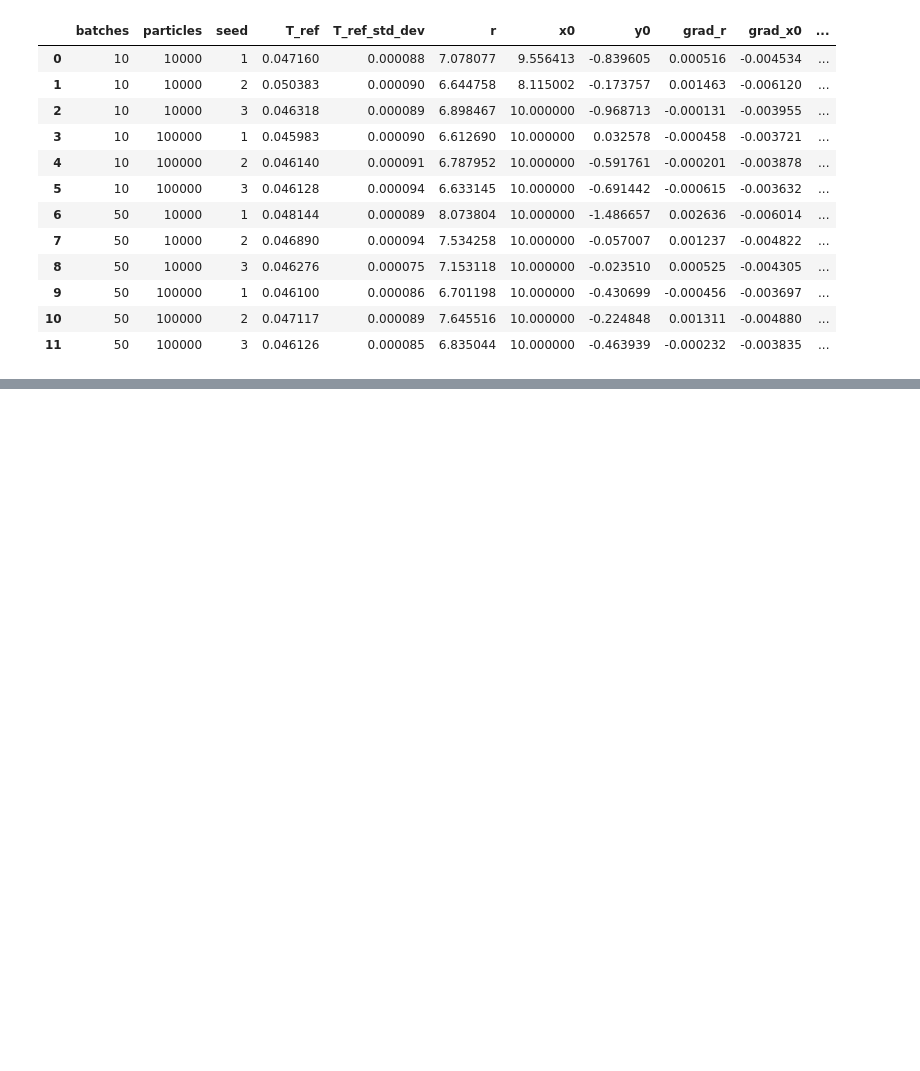
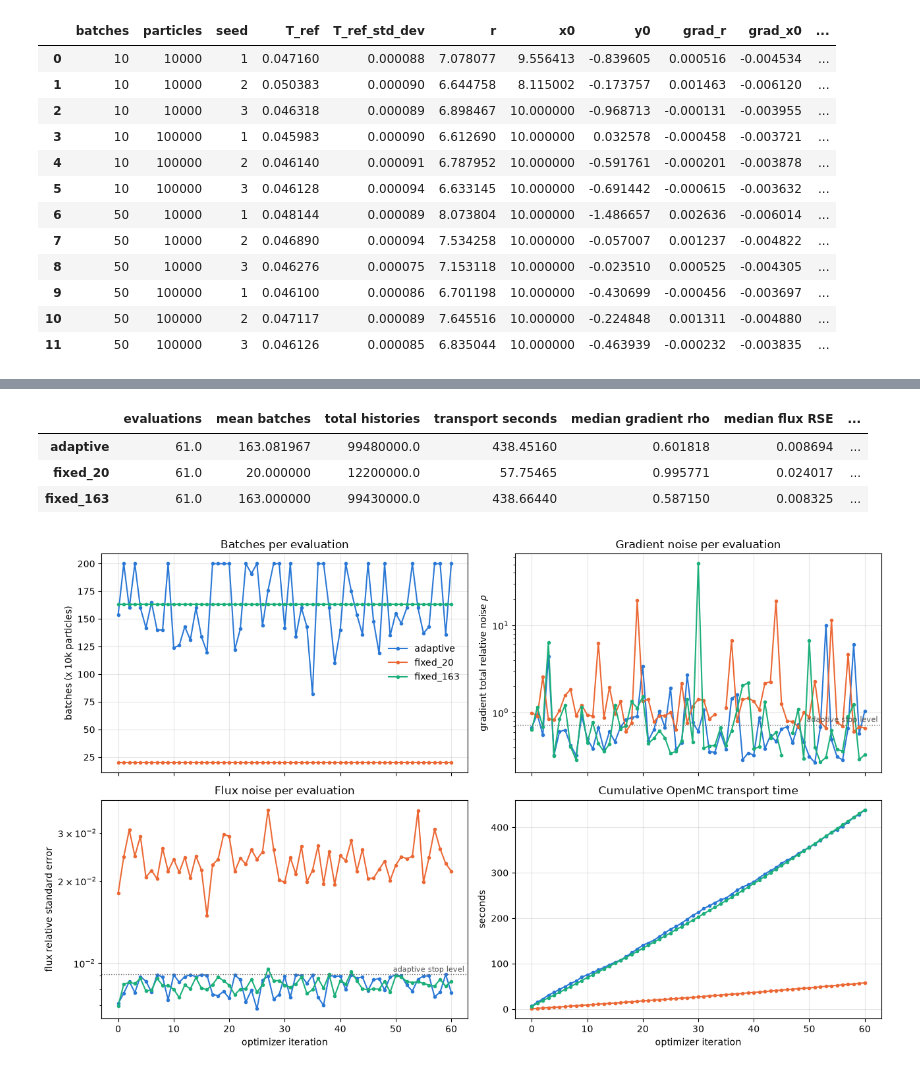
Before and after one commit to sumaddury/neutron-transport-experiments, a Jupyter notebook: batch-size-experiments.ipynb, the cells around one changed output, grey strips where cells are left out. Cells and saved outputs as stored; diff of their text form; code cells hidden in the pictures; blank space fills up the shorter version.

```diff
--- a/batch-size-experiments.ipynb
+++ b/batch-size-experiments.ipynb
@@ -110,0 +189,56 @@ df_optim.head(50)
+# %%
+#   adaptive  - batch count chosen per evaluation (flux RSE 1%, gradient rho 0.8, margin 0.1, 10..200 batches)
+#   fixed_20  - 20 batches per evaluation (cheap baseline)
+#   fixed_163 - 163 batches per evaluation (the adaptive run's mean, i.e. equal cost)
+runs = {name: load_optimization_run(f"data/surface-mesh-optimization/{name}")
+        for name in ("adaptive", "fixed_20", "fixed_163")}
+colors = {"adaptive": "#2a78d6", "fixed_20": "#eb6834", "fixed_163": "#1baf7a"}
+adaptive_cfg = runs["adaptive"].settings["adaptive_batches"]
+
+pd.DataFrame({name: {
+    "evaluations": len(r.evaluations),
+    "mean batches": r.evaluations["batches"].mean(),
+    "total histories": r.evaluations["histories"].sum(),
+    "transport seconds": r.evaluations["sim_seconds"].sum(),
+    "median gradient rho": r.evaluations["rho"].median(),
+    "median flux RSE": r.evaluations["T_rse"].median(),
+    "final T": r.evaluations["T"].iloc[-1],
+} for name, r in runs.items()}).T
+# %% [output]
+|  | evaluations | mean batches | total histories | transport seconds | median gradient rho | median flux RSE | ... |
+| adaptive | 61.0 | 163.081967 | 99480000.0 | 438.45160 | 0.601818 | 0.008694 | ... |
+| fixed_20 | 61.0 | 20.000000 | 12200000.0 | 57.75465 | 0.995771 | 0.024017 | ... |
+| fixed_163 | 61.0 | 163.000000 | 99430000.0 | 438.66440 | 0.587150 | 0.008325 | ... |
+# %%
+# (a) Sampling performance per evaluation: cost spent and precision obtained.
+fig, axes = plt.subplots(2, 2, figsize=(13, 8), sharex=True)
+(ax_batches, ax_rho), (ax_rse, ax_time) = axes
+for name, r in runs.items():
+    e = r.evaluations
+    style = dict(color=colors[name], linewidth=1.5, marker="o", markersize=3, label=name)
+    ax_batches.plot(e["iteration"], e["batches"], **style)
+    ax_rho.plot(e["iteration"], e["rho"], **style)
+    ax_rse.plot(e["iteration"], e["T_rse"], **style)
+    ax_time.plot(e["iteration"], e["sim_seconds"].cumsum(), **style)
+
+stop_rho = adaptive_cfg["gradient_rel_tol"] / (1 + adaptive_cfg["margin"])
+stop_rse = adaptive_cfg["flux_rel_tol"] / (1 + adaptive_cfg["margin"])
+ax_rho.axhline(stop_rho, color="0.4", linestyle=":", linewidth=1)
+ax_rho.annotate("adaptive stop level", (1, stop_rho), xycoords=("axes fraction", "data"),
+                xytext=(-4, 3), textcoords="offset points", ha="right", fontsize=8, color="0.3")
+ax_rse.axhline(stop_rse, color="0.4", linestyle=":", linewidth=1)
+ax_rse.annotate("adaptive stop level", (1, stop_rse), xycoords=("axes fraction", "data"),
+                xytext=(-4, 3), textcoords="offset points", ha="right", fontsize=8, color="0.3")
+
+ax_batches.set(ylabel="batches (x 10k particles)", title="Batches per evaluation")
+ax_rho.set(yscale="log", ylabel=r"gradient total relative noise $\rho$",
+           title=r"Gradient noise per evaluation")
+ax_rse.set(yscale="log", xlabel="optimizer iteration", ylabel="flux relative standard error",
+           title="Flux noise per evaluation")
+ax_time.set(xlabel="optimizer iteration", ylabel="seconds", title="Cumulative OpenMC transport time")
+for ax in axes.flat:
+    ax.grid(True, alpha=0.3)
+ax_batches.legend(frameon=False)
+fig.tight_layout()
+# %% [output]
+[figure, added]
```
Also changed, not shown: parts of 10 cells of this notebook, 1 other file.
